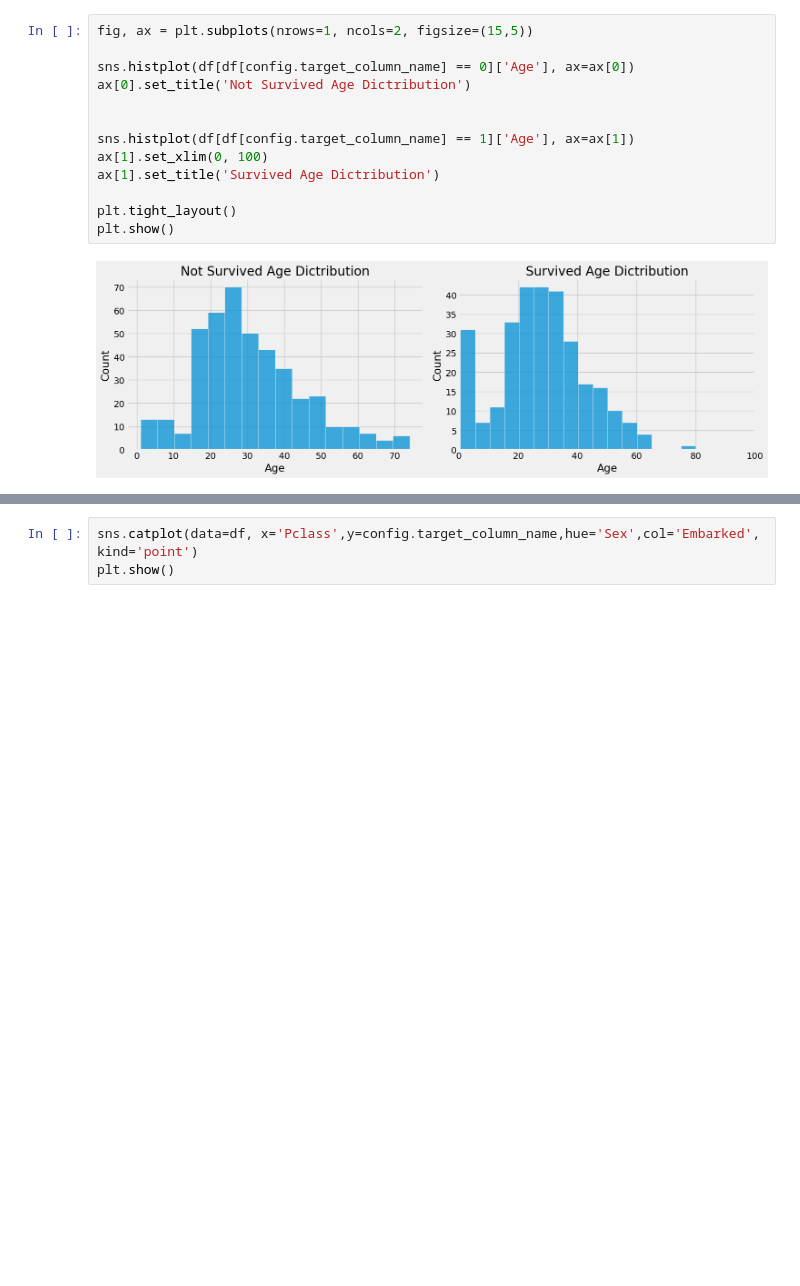
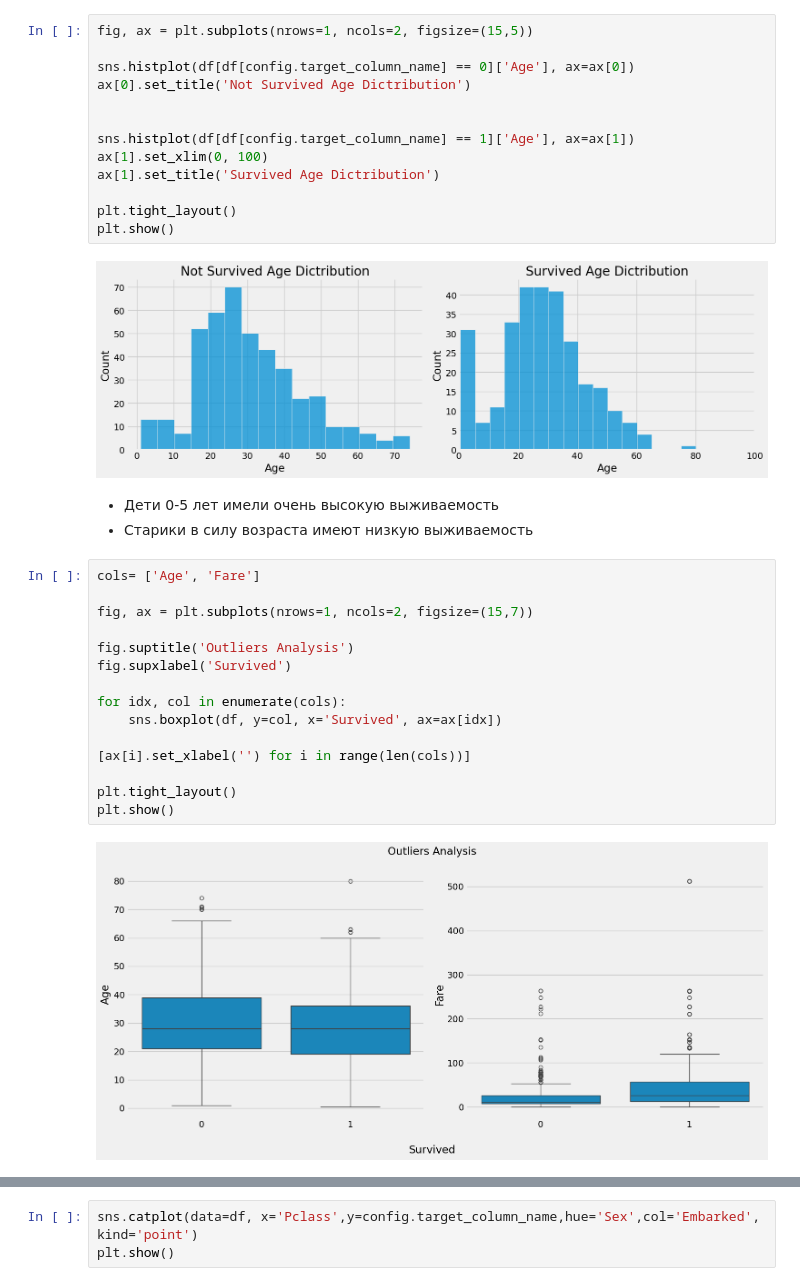
Before and after one commit to Danchesy/Titanic, a Jupyter notebook: eda.ipynb, the cells around one changed output, grey strips where cells are left out. Drawn from its saved outputs; the diff is of its cells as text; blank space fills up the shorter version.

```diff
--- a/eda.ipynb
+++ b/eda.ipynb
@@ -149,3 +162,23 @@ plt.tight_layout()
 plt.show()
 # %% [output]
 [figure]
+# %% [markdown]
+- Дети 0-5 лет имели очень высокую выживаемость
+- Старики в силу возраста имеют низкую выживаемость
+# %%
+cols= ['Age', 'Fare']
+
+fig, ax = plt.subplots(nrows=1, ncols=2, figsize=(15,7))
+
+fig.suptitle('Outliers Analysis')
+fig.supxlabel('Survived')
+
+for idx, col in enumerate(cols):
+    sns.boxplot(df, y=col, x='Survived', ax=ax[idx])
+
+[ax[i].set_xlabel('') for i in range(len(cols))]
+
+plt.tight_layout()
+plt.show()
+# %% [output]
+[figure, added]
```
Also changed, not shown: parts of 7 cells of this notebook, 8 other files.
